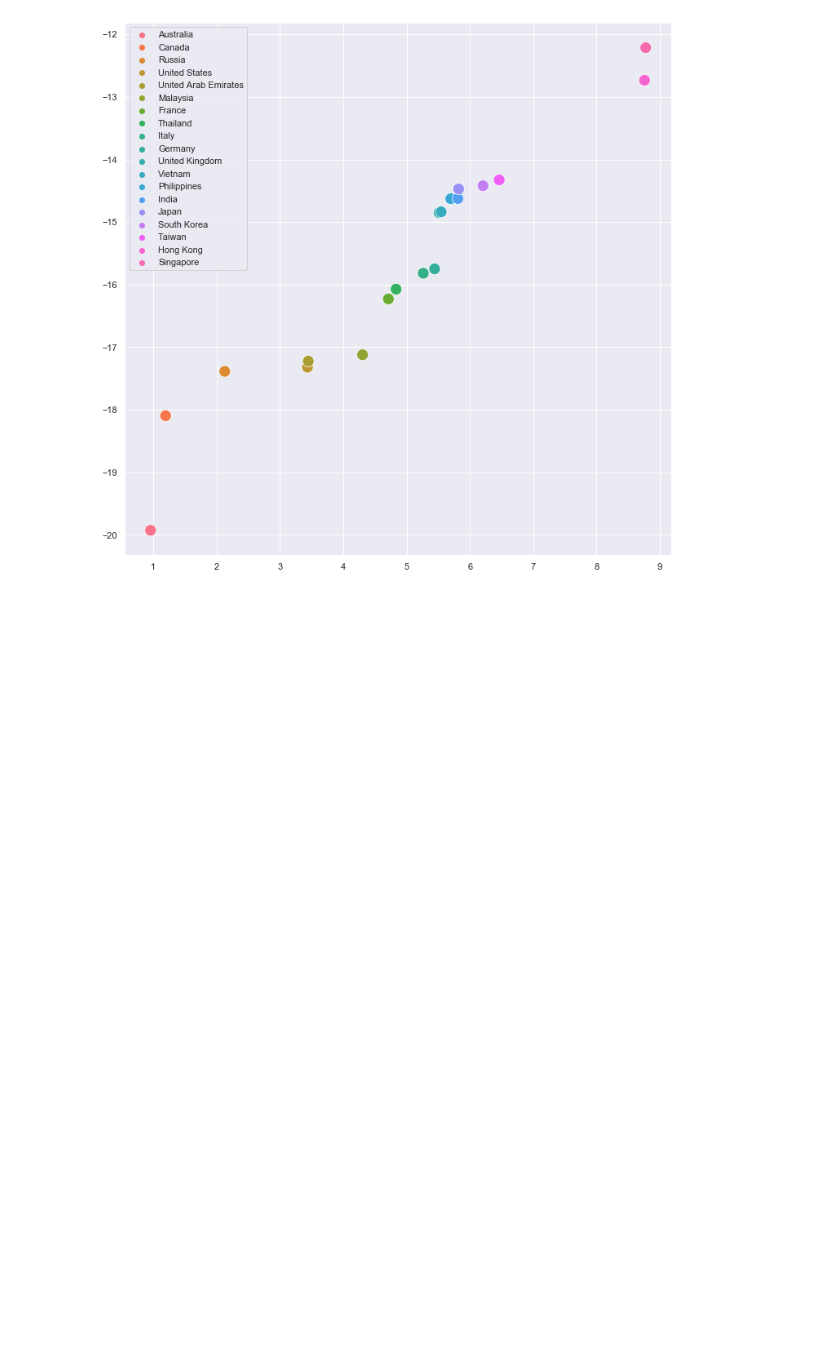
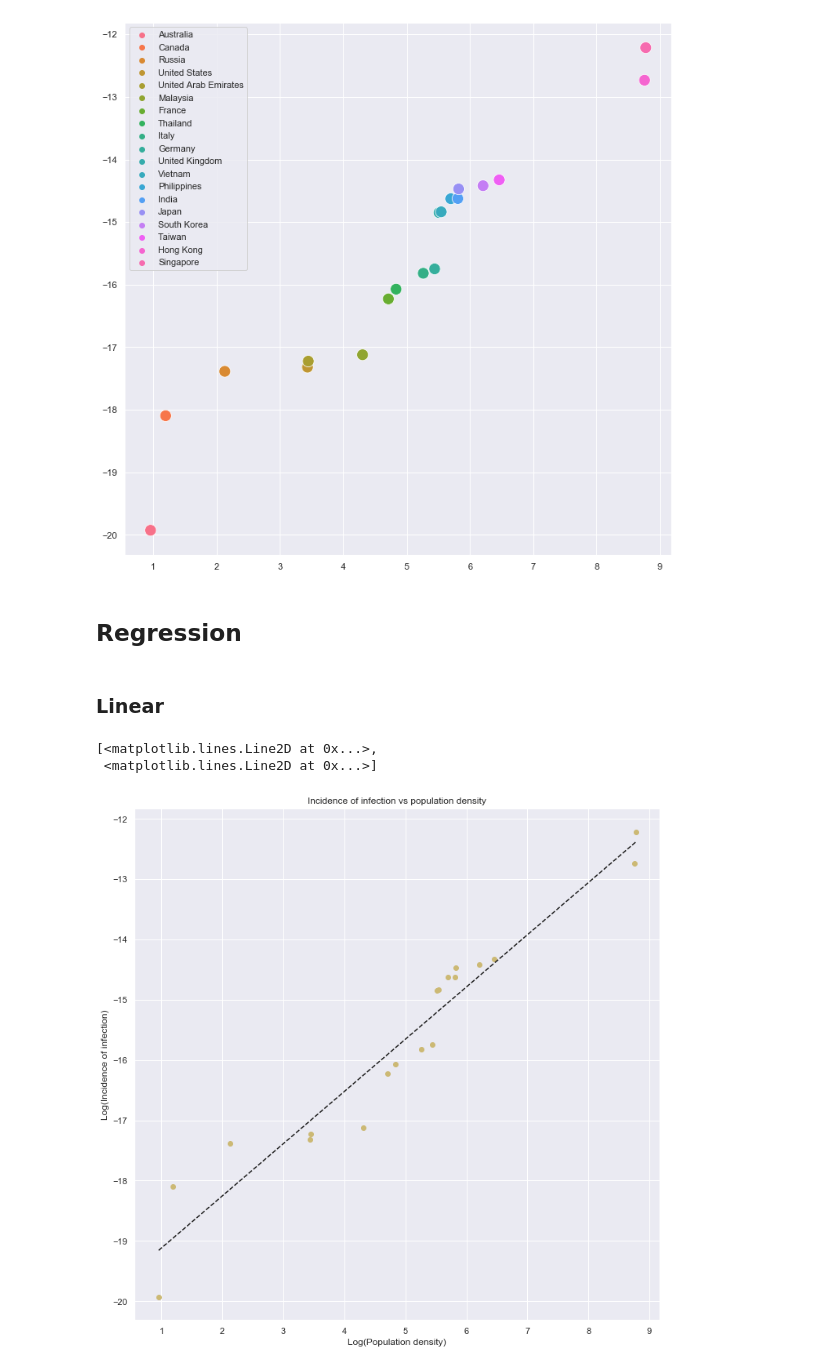
Before and after one commit to ugovaretto/corona, a Jupyter notebook: Corona.ipynb, the cells around one changed output. Drawn from its saved outputs; the diff is of its cells as text; code cells hidden in the pictures; blank space fills up the shorter version.

Commit message:
Added regression

```diff
--- a/Corona.ipynb
+++ b/Corona.ipynb
@@ -225,3 +228,7 @@ sns.scatterplot(x, y, hue=c, s=200)
 # %% [output]
 <matplotlib.axes._subplots.AxesSubplot at 0x...>
 [figure]
+# %% [markdown]
+## Regression
+# %% [markdown]
+### Linear
@@ -227,0 +250,13 @@ sns.scatterplot(x, y, hue=c, s=200)
+# %%
+coef = np.polyfit(x,y,1)
+poly1d_fn = np.poly1d(coef)
+# %%
+plt.figure(figsize=(12,12))
+plt.title("Incidence of infection vs population density")
+plt.ylabel("Log(Incidence of infection)")
+plt.xlabel("Log(Population density)")
+plt.plot(x,y, 'yo', x, poly1d_fn(x), '--k')
+# %% [output]
+[<matplotlib.lines.Line2D at 0x...>,
+ <matplotlib.lines.Line2D at 0x...>]
+[figure, added]
```
Also changed, not shown: parts of 4 cells of this notebook.
